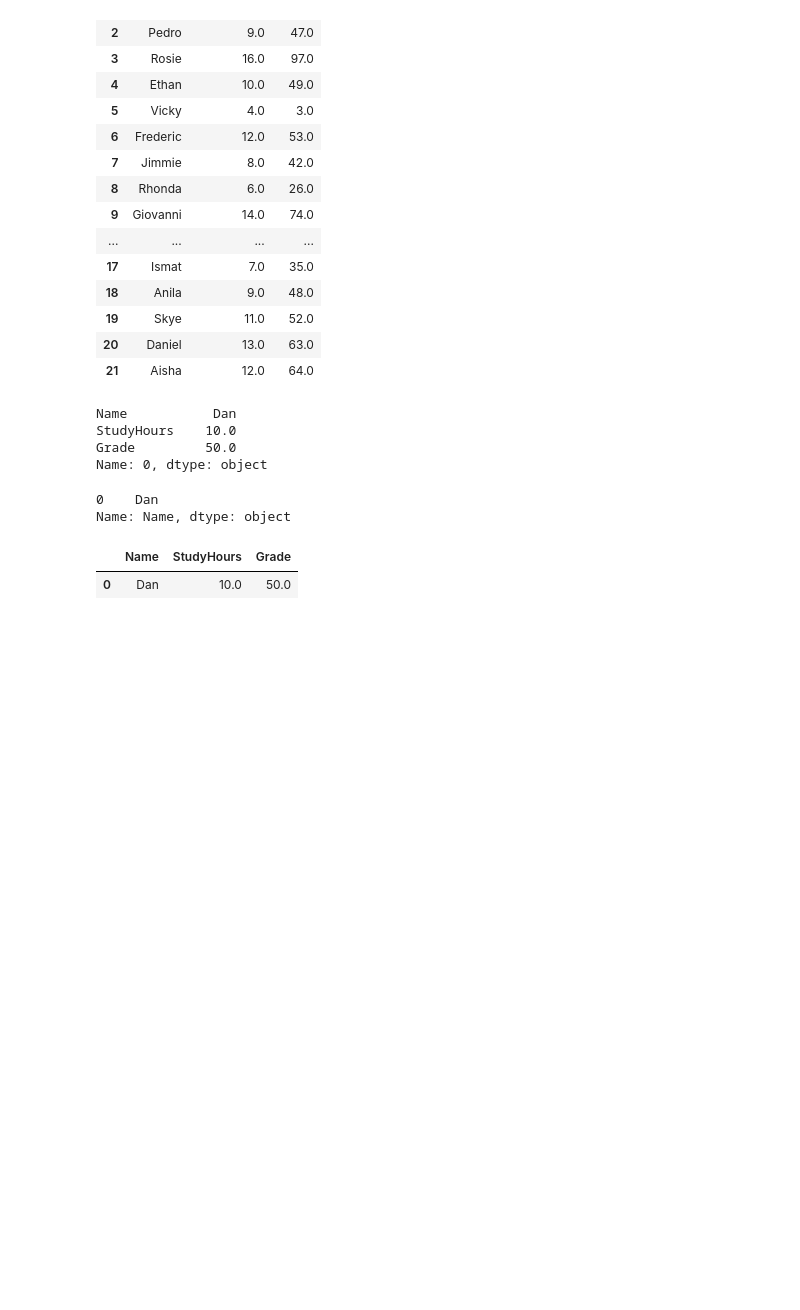
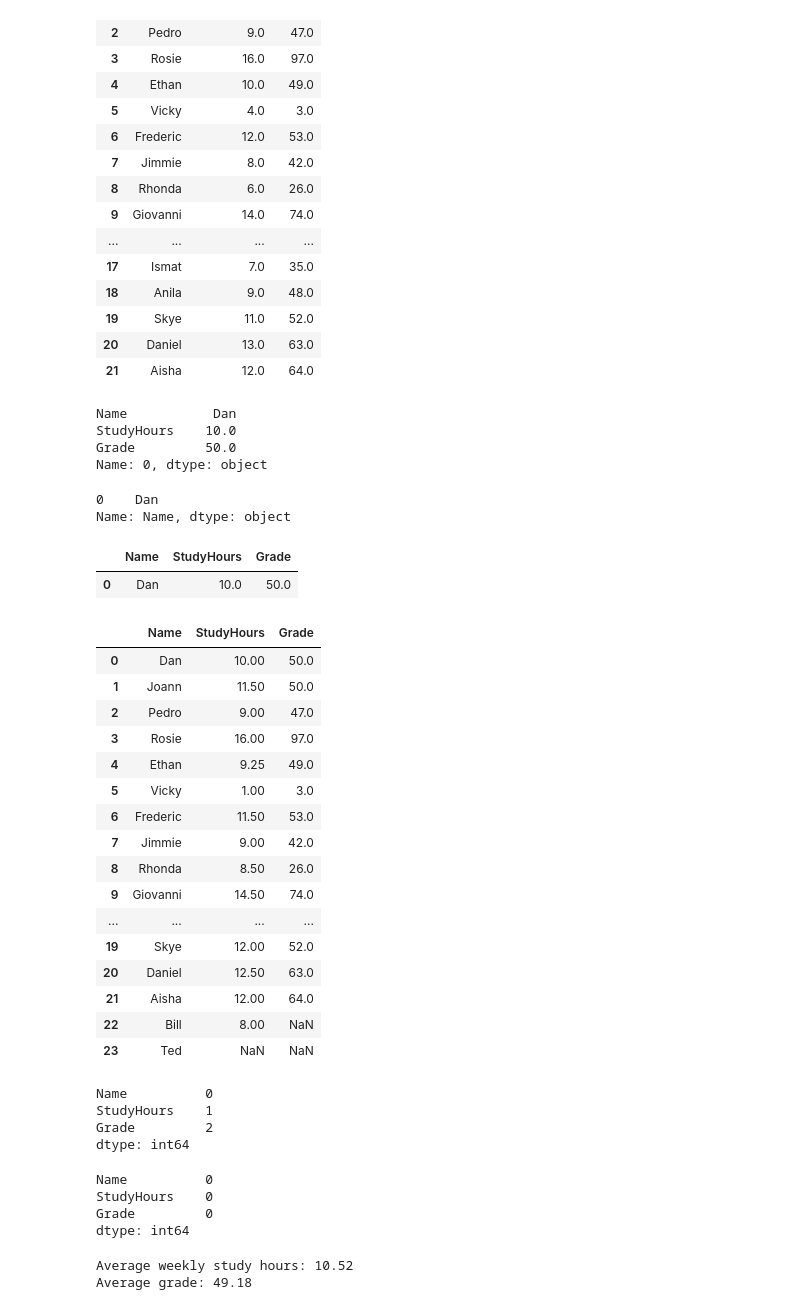
Before and after one commit to fcukss/PyLearn, a Jupyter notebook: explore-data/student_data.ipynb, the cells around one changed output. Cells and saved outputs as stored; diff of their text form; code cells hidden in the pictures; blank space fills up the shorter version.

```diff
--- a/explore-data/student_data.ipynb
+++ b/explore-data/student_data.ipynb
@@ -93,0 +98,28 @@ df_students.query('Name == "Dan"')
+# %%
+df_students
+# %% [output]
+|  | Name | StudyHours | Grade |
+| 0 | Dan | 10.00 | 50.0 |
+| 1 | Joann | 11.50 | 50.0 |
+| 2 | Pedro | 9.00 | 47.0 |
+| 3 | Rosie | 16.00 | 97.0 |
+| 4 | Ethan | 9.25 | 49.0 |
+| 5 | Vicky | 1.00 | 3.0 |
+| 6 | Frederic | 11.50 | 53.0 |
+| 7 | Jimmie | 9.00 | 42.0 |
+| 8 | Rhonda | 8.50 | 26.0 |
+| 9 | Giovanni | 14.50 | 74.0 |
+| ... | ... | ... | ... |
+| 19 | Skye | 12.00 | 52.0 |
+| 20 | Daniel | 12.50 | 63.0 |
+| 21 | Aisha | 12.00 | 64.0 |
+| 22 | Bill | 8.00 | NaN |
+| 23 | Ted | NaN | NaN |
+# %%
+#можно посмотреть на типы данных в колонках и кол-во null значений
+df_students.isnull().sum()
+# %% [output]
+Name          0
+StudyHours    1
+Grade         2
+dtype: int64
@@ -93,0 +129,19 @@ df_students.query('Name == "Dan"')
+# %%
+df_students.isnull().sum()
+# %% [output]
+Name          0
+StudyHours    0
+Grade         0
+dtype: int64
+# %%
+# Получить среднее количество часов обучения, используя название столбца в качестве индекса
+mean_study = df_students['StudyHours'].mean()
+
+# Получите средний балл, используя название столбца в качестве свойства (просто для наглядности!).
+mean_grade = df_students.Grade.mean()
+
+# Распечатать среднее количество часов обучения и среднюю оценку
+print('Average weekly study hours: {:.2f}\nAverage grade: {:.2f}'.format(mean_study, mean_grade))
+# %% [output]
+Average weekly study hours: 10.52
+Average grade: 49.18
```
Also changed, not shown: parts of 9 cells of this notebook, 29 other files.
